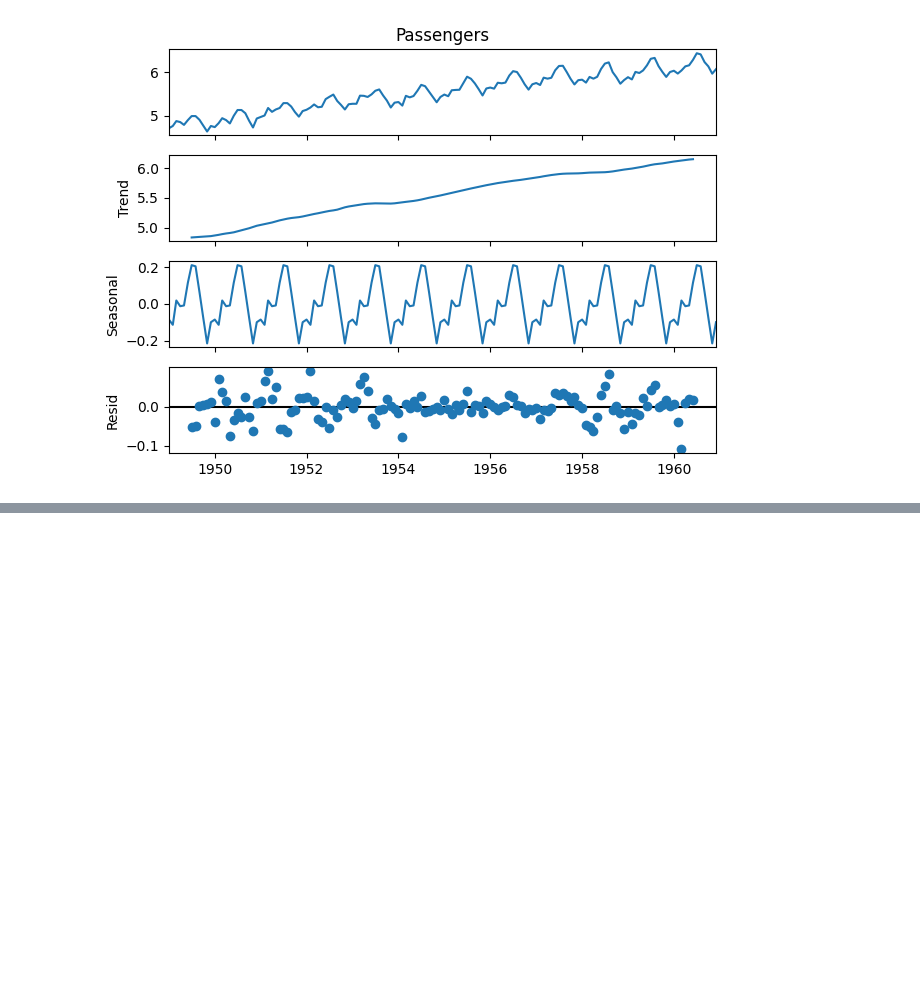
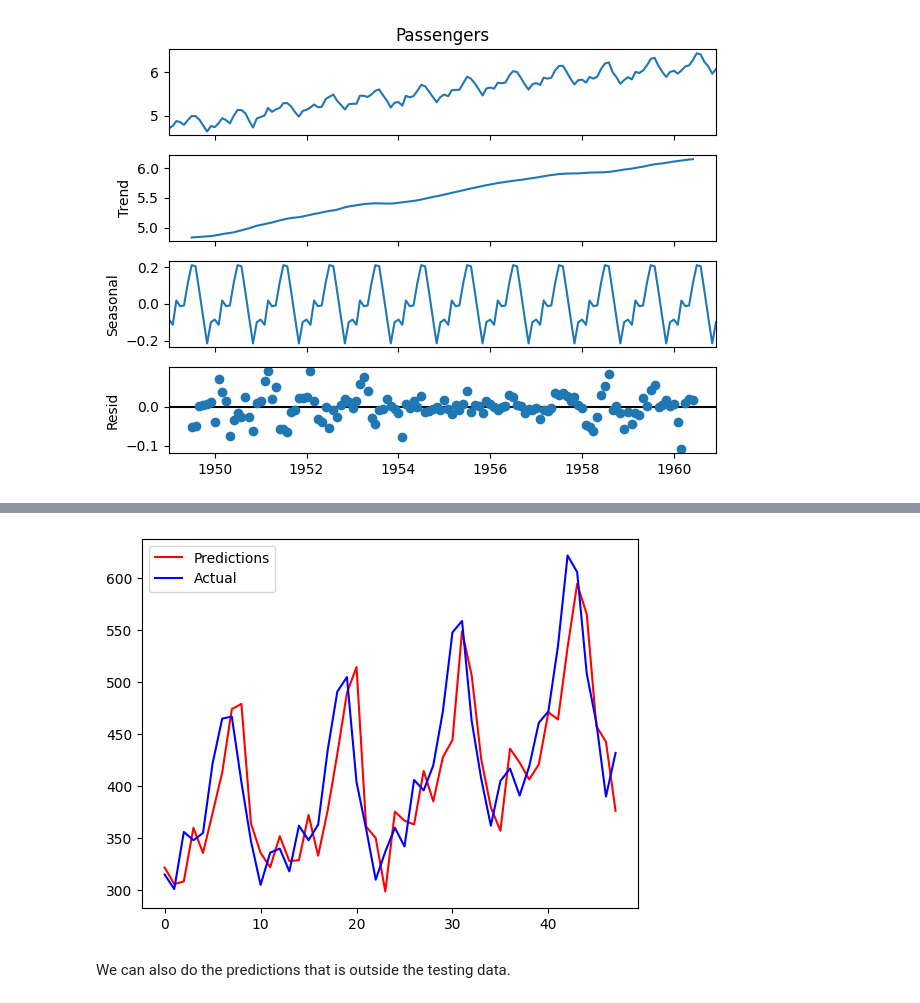
Before and after one commit to volam1311/Data-Science-learning-, a Jupyter notebook: Time Series /ARIMA_model.ipynb, the cells around one changed output, grey strips where cells are left out. Cells and saved outputs as stored; diff of their text form; code cells hidden in the pictures; blank space fills up the shorter version.

```diff
--- a/Time Series /ARIMA_model.ipynb
+++ b/Time Series /ARIMA_model.ipynb
@@ -287,0 +380,12 @@ result_1.plot();
+# %%
+final_pred = np.exp(predictions)
+actual_result = np.exp(test)
+# %%
+plt.plot(final_pred,color = 'red', label = 'Predictions')
+plt.plot(actual_result,color = 'blue', label = 'Actual')
+plt.legend()
+plt.show();
+# %% [output]
+[figure, added]
+# %% [markdown]
+We can also do the predictions that is outside the testing data.
```
Also changed, not shown: parts of 12 cells of this notebook, 1 other file.
